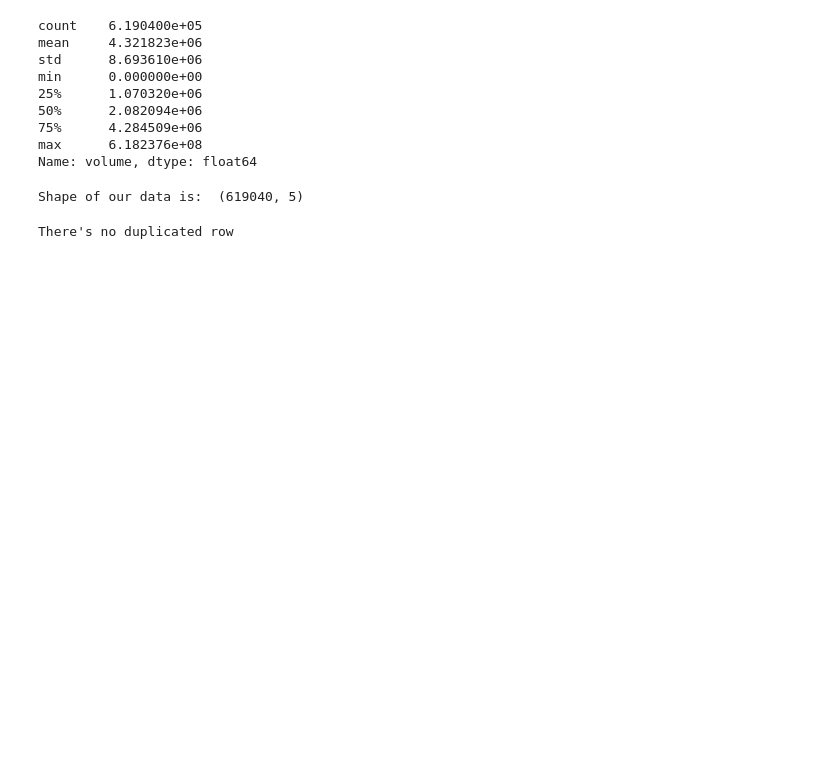
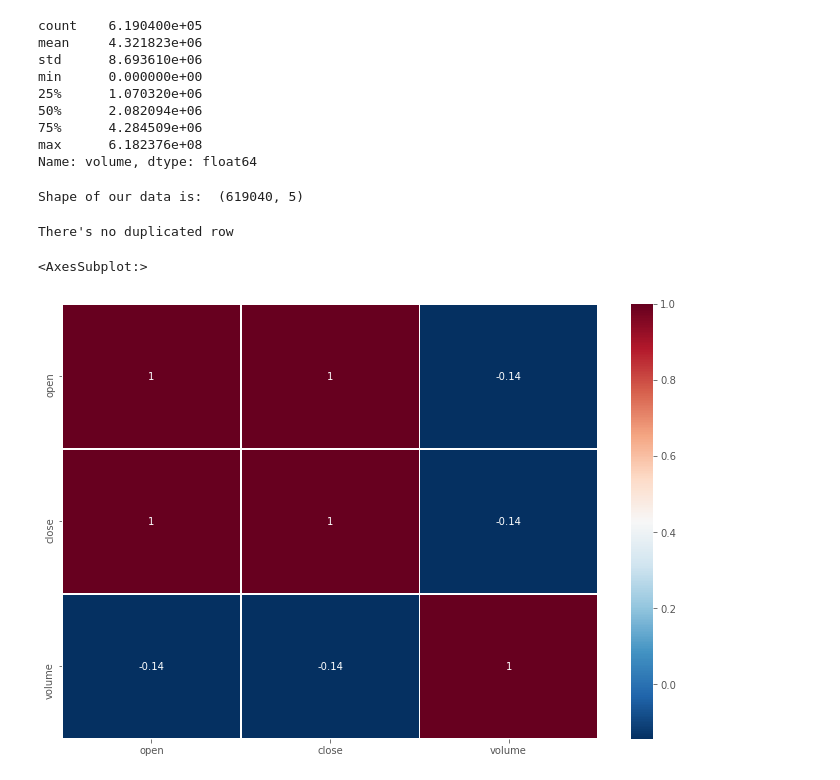
Before and after one commit to Akshantjain/cs418project, a Jupyter notebook: Final-Project.ipynb, the cells around one changed output. Saved outputs shown, nothing was run; the diff lists cells and outputs as text; code cells hidden in the pictures; blank space fills up the shorter version.

Commit message:
Added correlation table for features in the dataset

```diff
--- a/Final-Project.ipynb
+++ b/Final-Project.ipynb
@@ -184,3 +184,24 @@ df['Name'] = df['Name'].str.upper()
 # %%
 # Second, column date doesn't have the correct data format so I'm going to convert their type frome
 # object to datetime for easier analysis later
+# %%
+from sklearn.linear_model import LinearRegression
+from sklearn.model_selection import train_test_split
+import matplotlib.pyplot as plt
+import numpy as np
+import seaborn as sb
+
+# we check for correlation between the features using the Pearson Correlation Coefficient
+corr = df.corr(method='pearson')
+
+# print the correlation table
+corr
+
+# we print the heatmap of the correaltion table
+sb.heatmap(corr,xticklabels=corr.columns, yticklabels=corr.columns,
+cmap='RdBu_r', annot=True, linewidth=0.5)
+
+# The dark maroon cells represent highly correlated features of our dataset
+# %% [output]
+<AxesSubplot:>
+[figure, added]
```
Also changed, not shown: parts of 6 cells of this notebook, 1 other file.
